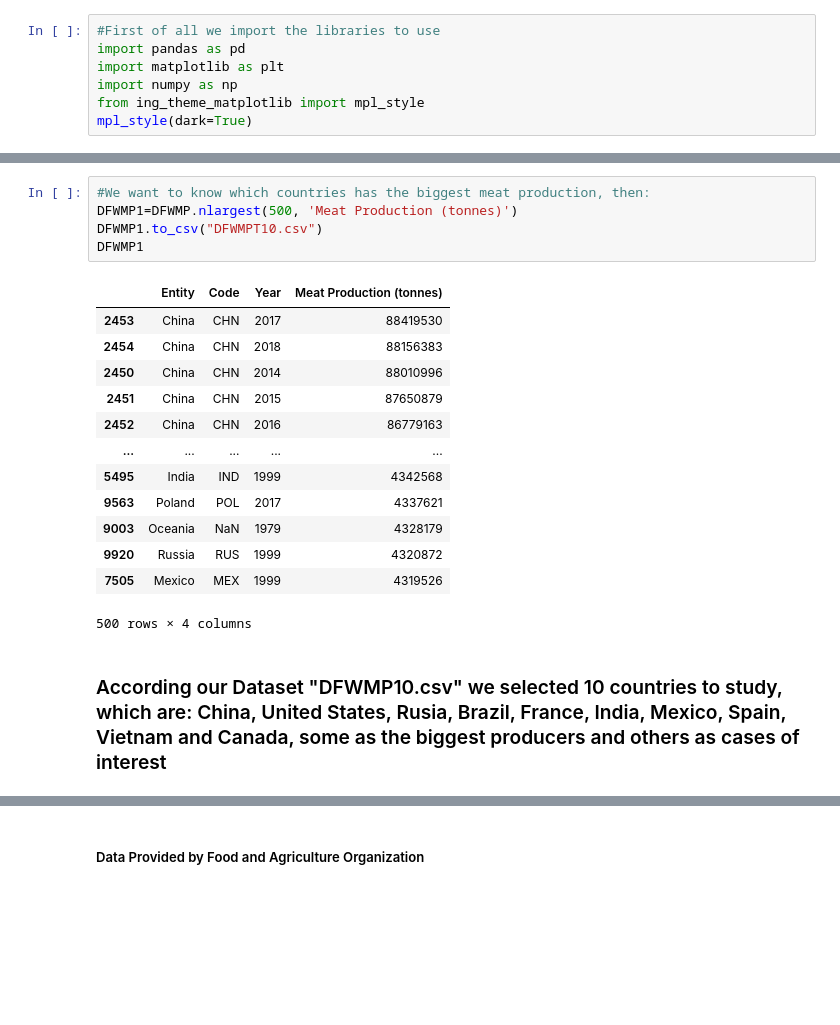
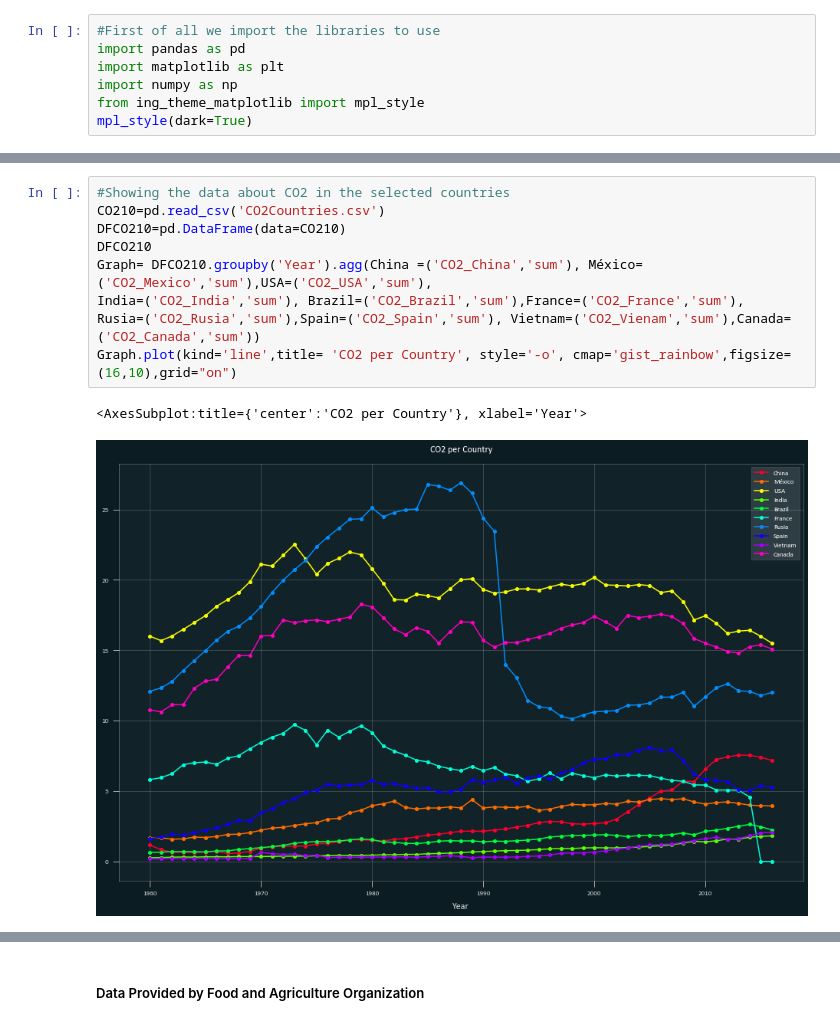
Before and after one commit to AlexisAGG14/Personal-Projects, a Jupyter notebook: World-Meat-Production/WorldMeatProduction.ipynb, the cells around one changed output, grey strips where cells are left out. Drawn from its saved outputs; the diff is of its cells as text; blank space fills up the shorter version.

```diff
--- a/World-Meat-Production/WorldMeatProduction.ipynb
+++ b/World-Meat-Production/WorldMeatProduction.ipynb
@@ -76,21 +13,12 @@ DFWMP
-# %%
-#We want to know which countries has the biggest meat production, then:
-DFWMP1=DFWMP.nlargest(500, 'Meat Production (tonnes)')
-DFWMP1.to_csv("DFWMPT10.csv")
-DFWMP1
-# %% [output]
-|  | Entity | Code | Year | Meat Production (tonnes) |
-| 2453 | China | CHN | 2017 | 88419530 |
-| 2454 | China | CHN | 2018 | 88156383 |
-| 2450 | China | CHN | 2014 | 88010996 |
-| 2451 | China | CHN | 2015 | 87650879 |
-| 2452 | China | CHN | 2016 | 86779163 |
-| ... | ... | ... | ... | ... |
-| 5495 | India | IND | 1999 | 4342568 |
-| 9563 | Poland | POL | 2017 | 4337621 |
-| 9003 | Oceania | NaN | 1979 | 4328179 |
-| 9920 | Russia | RUS | 1999 | 4320872 |
-| 7505 | Mexico | MEX | 1999 | 4319526 |
-500 rows × 4 columns
-# %% [markdown]
-### According our Dataset "DFWMP10.csv" we selected 10 countries to study, which are: China, United States, Rusia, Brazil, France, India, Mexico, Spain, Vietnam and Canada, some as the biggest producers and others as cases of interest
+# %%
+#Showing the data about CO2 in the selected countries
+CO210=pd.read_csv('CO2Countries.csv')
+DFCO210=pd.DataFrame(data=CO210)
+DFCO210
+Graph= DFCO210.groupby('Year').agg(China =('CO2_China','sum'), México=('CO2_Mexico','sum'),USA=('CO2_USA','sum'),
+India=('CO2_India','sum'), Brazil=('CO2_Brazil','sum'),France=('CO2_France','sum'),
+Rusia=('CO2_Rusia','sum'),Spain=('CO2_Spain','sum'), Vietnam=('CO2_Vienam','sum'),Canada=('CO2_Canada','sum'))
+Graph.plot(kind='line',title= 'CO2 per Country', style='-o', cmap='gist_rainbow',figsize=(16,10),grid="on")
+# %% [output]
+<AxesSubplot:title={'center':'CO2 per Country'}, xlabel='Year'>
+[figure, added]
```
Also changed, not shown: parts of 6 cells of this notebook.
